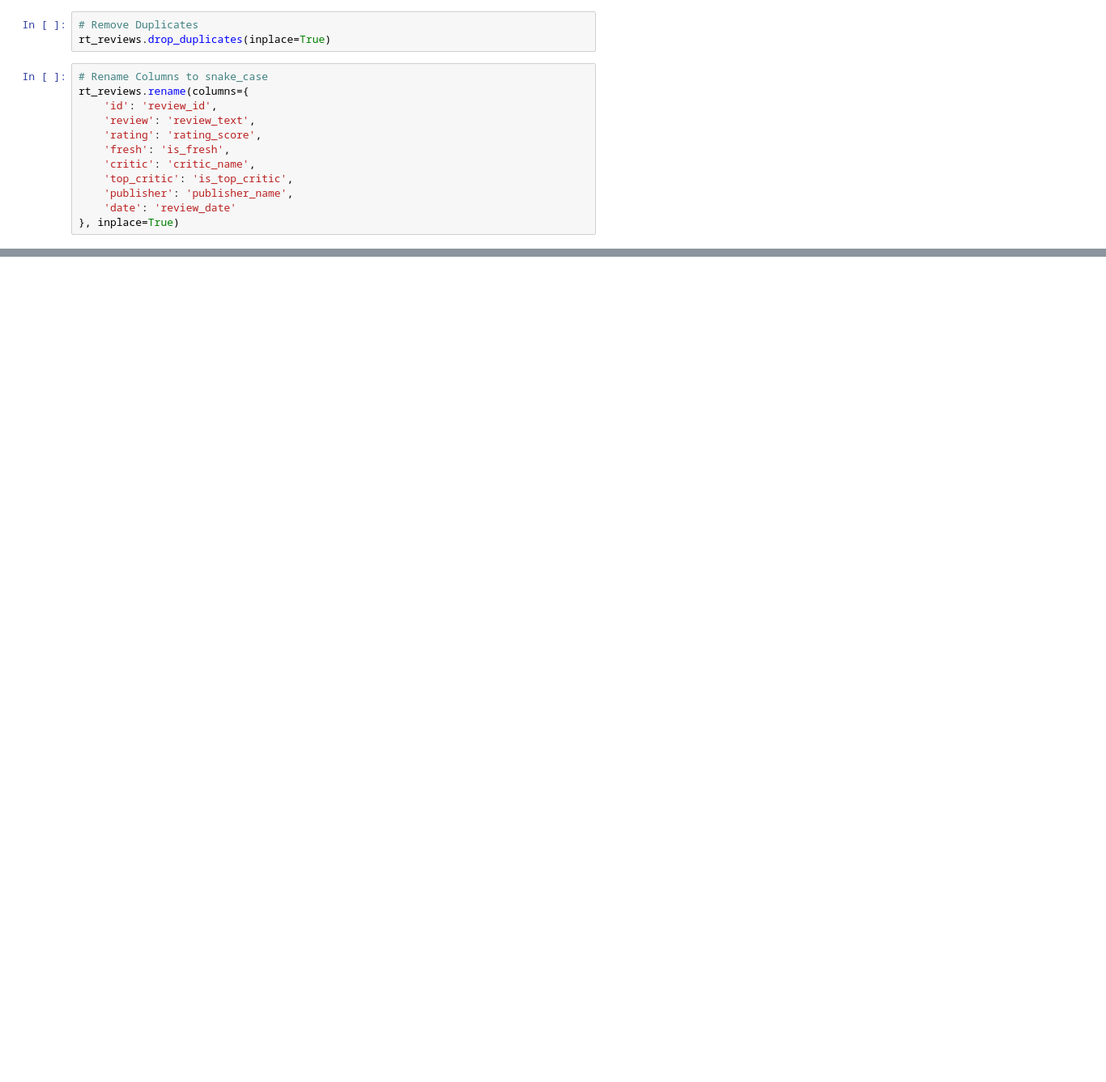
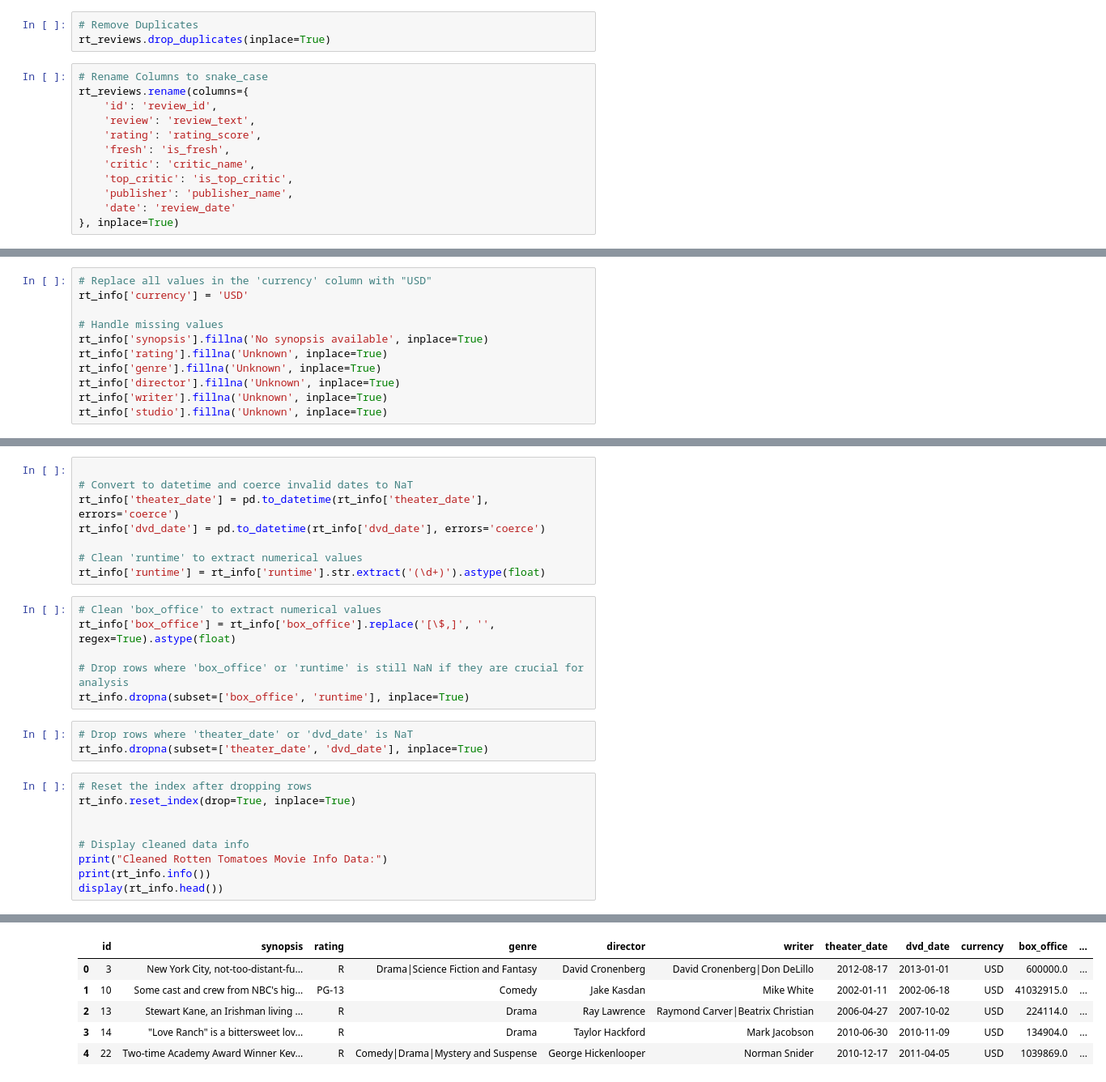
Before and after one commit to blexolonde/dsc-phase-2-FilmForecast, a Jupyter notebook: data_leaning.ipynb, the cells around one changed output, grey strips where cells are left out. Shown at 81% size. Saved outputs shown, nothing was run; the diff lists cells and outputs as text; blank space fills up the shorter version.

Commit message:
cleaned all csvs

```diff
--- a/data_leaning.ipynb
+++ b/data_leaning.ipynb
@@ -419,0 +428,11 @@ None
+# %%
+# Replace all values in the 'currency' column with "USD"
+rt_info['currency'] = 'USD'
+
+# Handle missing values
+rt_info['synopsis'].fillna('No synopsis available', inplace=True)
+rt_info['rating'].fillna('Unknown', inplace=True)
+rt_info['genre'].fillna('Unknown', inplace=True)
+rt_info['director'].fillna('Unknown', inplace=True)
+rt_info['writer'].fillna('Unknown', inplace=True)
+rt_info['studio'].fillna('Unknown', inplace=True)
@@ -419,0 +457,27 @@ None
+# %%
+
+# Convert to datetime and coerce invalid dates to NaT
+rt_info['theater_date'] = pd.to_datetime(rt_info['theater_date'], errors='coerce')
+rt_info['dvd_date'] = pd.to_datetime(rt_info['dvd_date'], errors='coerce')
+
+# Clean 'runtime' to extract numerical values
+rt_info['runtime'] = rt_info['runtime'].str.extract('(\d+)').astype(float)
+# %%
+# Clean 'box_office' to extract numerical values
+rt_info['box_office'] = rt_info['box_office'].replace('[\$,]', '', regex=True).astype(float)
+
+# Drop rows where 'box_office' or 'runtime' is still NaN if they are crucial for analysis
+rt_info.dropna(subset=['box_office', 'runtime'], inplace=True)
+# %%
+# Drop rows where 'theater_date' or 'dvd_date' is NaT
+rt_info.dropna(subset=['theater_date', 'dvd_date'], inplace=True)
+# %%
+# Reset the index after dropping rows
+rt_info.reset_index(drop=True, inplace=True)
+
+
+# Display cleaned data info
+print("Cleaned Rotten Tomatoes Movie Info Data:")
+print(rt_info.info())
+display(rt_info.head())
+# %% [output]
@@ -419,0 +501,6 @@ None
+|  | id | synopsis | rating | genre | director | writer | theater_date | dvd_date | currency | box_office | ... |
+| 0 | 3 | New York City, not-too-distant-fu... | R | Drama|Science Fiction and Fantasy | David Cronenberg | David Cronenberg|Don DeLillo | 2012-08-17 | 2013-01-01 | USD | 600000.0 | ... |
+| 1 | 10 | Some cast and crew from NBC's hig... | PG-13 | Comedy | Jake Kasdan | Mike White | 2002-01-11 | 2002-06-18 | USD | 41032915.0 | ... |
+| 2 | 13 | Stewart Kane, an Irishman living ... | R | Drama | Ray Lawrence | Raymond Carver|Beatrix Christian | 2006-04-27 | 2007-10-02 | USD | 224114.0 | ... |
+| 3 | 14 | "Love Ranch" is a bittersweet lov... | R | Drama | Taylor Hackford | Mark Jacobson | 2010-06-30 | 2010-11-09 | USD | 134904.0 | ... |
+| 4 | 22 | Two-time Academy Award Winner Kev... | R | Comedy|Drama|Mystery and Suspense | George Hickenlooper | Norman Snider | 2010-12-17 | 2011-04-05 | USD | 1039869.0 | ... |
```
Also changed, not shown: parts of 30 cells of this notebook.
